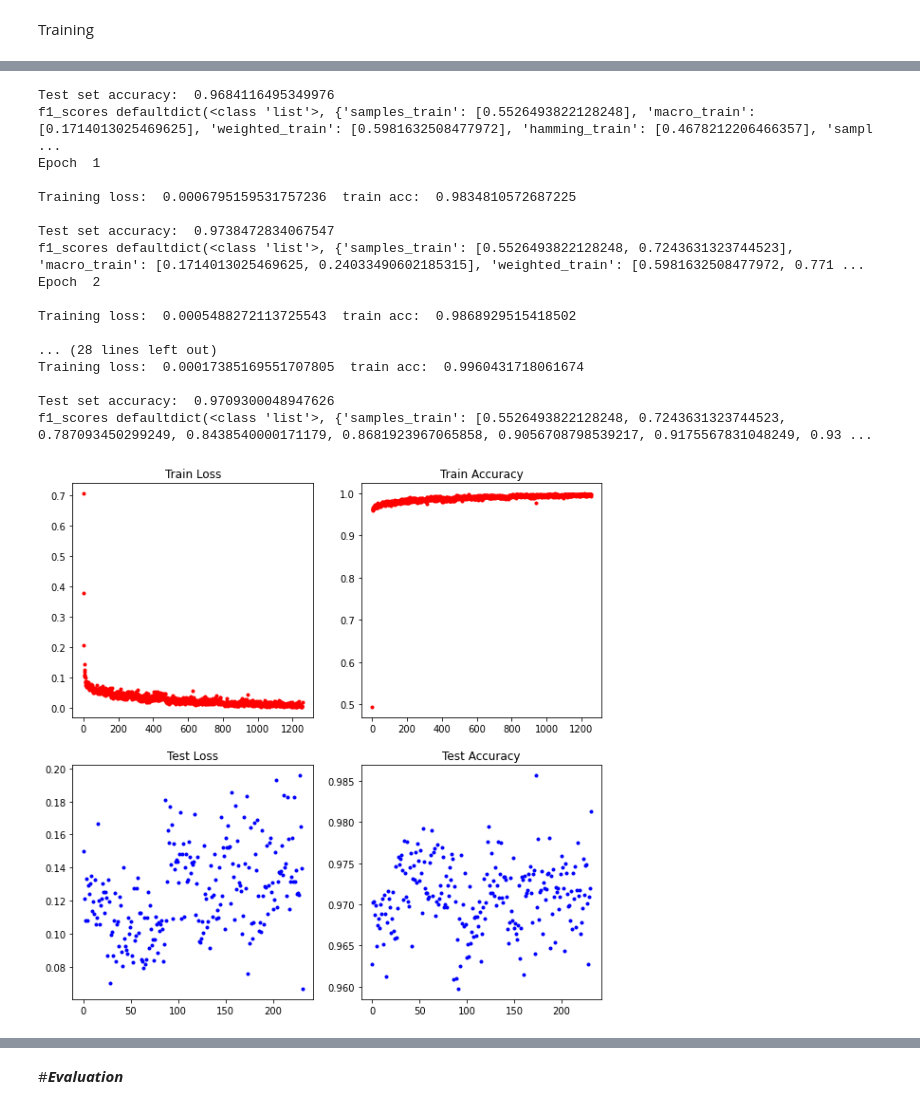
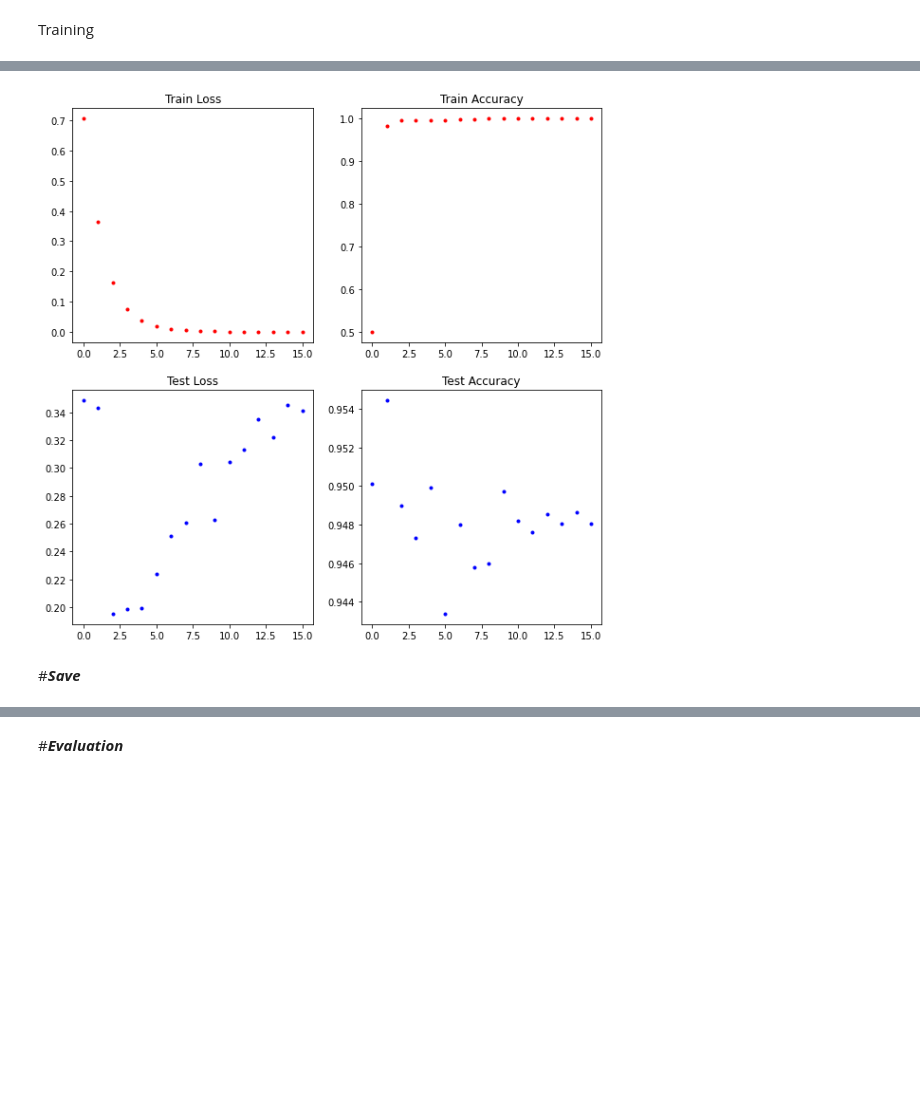
Before and after one commit to g185/AML, a Jupyter notebook: RecipeNet/AML_Project_Gabriele.ipynb, the cells around one changed output, grey strips where cells are left out. Saved outputs shown, nothing was run; the diff lists cells and outputs as text; code cells hidden in the pictures; blank space fills up the shorter version.

```diff
--- a/RecipeNet/AML_Project_Gabriele.ipynb
+++ b/RecipeNet/AML_Project_Gabriele.ipynb
@@ -138,7 +159,6 @@ mlb = MultiLabelBinarizer()
 df = pd.DataFrame(mlb.fit_transform(new_ingredients),columns=mlb.classes_)
 df["target"] = classes
 food_dict = df
-
 train_images = [params["images_dir"] + s + ".jpg" for s in train_images]
 all_img_df = pd.DataFrame({'path': train_images, 'class_id': train_labels})
 val_images = [params["images_dir"] + s + ".jpg" for s in val_images]
@@ -155,7 +175,7 @@ all_img_df['class_name'] = all_img_df['path'].map(lambda x: os.path.split(os.pat
 val_img_df['class_name'] = val_img_df['path'].map(lambda x: os.path.split(os.path.dirname(x))[-1])
 test_img_df['class_name'] = test_img_df['path'].map(lambda x: os.path.split(os.path.dirname(x))[-1])
 
-food_dict = food_dict.drop('', 1)
+#food_dict = food_dict.drop('', 1)
 # %% [markdown]
 Train Dataframe
 # %%
@@ -377,6 +312,0 @@ class ConvNet(nn.Module):
-# %%
-model = ConvNet()
-
-# Loss and optimizer
-criterion = nn.CrossEntropyLoss()
-optimizer = torch.optim.Adam(model.parameters())
@@ -445,10 +336,11 @@ def hamming_score(y_true, y_pred, normalize=True, sample_weight=None):
 Training Settings
 # %%
 if params["fast_training"] == True:
-    train_df = train_df[:10000]
-    val_df = val_df[:1800]
-    test_df = test_df[:4000]
+    train_df = train_df[:params["train_df_size"]]
+    val_df = val_df[:params["val_df_size"]]
+    test_df = test_df[:params["test_df_size"]]
 
+print(len(val_df))
 model = model.to(device)
 criterion = nn.BCEWithLogitsLoss()
 optimizer = torch.optim.Adam(model.parameters())
@@ -466,6 +360,7 @@ test_loader = torch.utils.data.DataLoader(test_dataset,shuffle=True, batch_size=
 # %% [markdown]
 Training
 # %%
+#Definisco i plots
 train_results = defaultdict(list)
 train_iter, test_iter, best_acc = 0,0,0
 fig, ((ax1, ax2), (ax3, ax4)) = plt.subplots(2, 2, figsize = (10, 10))
@@ -474,45 +369,76 @@ ax2.set_title('Train Accuracy')
 ax3.set_title('Test Loss')
 ax4.set_title('Test Accuracy')
 
+#dizionario f1 scores
 f1_scores = defaultdict(list)
+
 for i in trange(params["epochs"], desc='Epochs'):
     print("Epoch ",i)
     ## Train Phase
     #Model switches to train phase
     model.train()
 
+    #azzera ris
     all_outputs = []
     all_targets = []
+
     # Running through all mini batches in the dataset
     count, loss_val, correct, total = train_iter, 0, 0, 0
     for img_data, target in tqdm(train_loader, desc='Training'):
+
+        #load batch
         img_data, target = img_data.to(device), target.to(device)
 
-        output = model(img_data) #FWD prop
+        #FWD prop
+        output = model(img_data)
 
-        loss = criterion(output, target) #Cross entropy loss
+        #Cross entropy loss
+        loss = criterion(output, target)
+
+        #current loss
         c_loss = loss.data.item()
+
+        #plot current loss
         ax1.plot(count, c_loss, 'r.')
+
+        #accumulate loss for training phase
         loss_val += c_loss
 
         optimizer.zero_grad() #Zero out any cached gradients
         loss.backward() #Backward pass
         optimizer.step() #Update the weights
 
+        #number of outputs, batch * labels
         total_batch = (target.size(0) * target.size(1))
         total += total_batch
+
+        #output and targets
         output_data = torch.sigmoid(output)>=0.5
         target_data = (target==1.0)
+
+        #carica i risultati e i target
         for arr1,arr2 in zip(output_data, target_data):
             all_outputs.append(list(arr1.cpu().numpy()))
             all_targets.append(list(arr2.cpu().numpy()))
+
+        #accuracy
         c_acc = torch.sum((output_data == target_data.to(device)).to(torch.float)).item()
+
+        #plot accuracy
         ax2.plot(count, c_acc/total_batch, 'r.')
+
+        #accumula accuracy
         correct += c_acc
+
+        #accumula numero di steps per epoch
         count +=1
 
+    #prendi i risultati dell'ultimo training
     all_outputs = np.array(all_outputs)
     all_targets = np.array(all_targets)
+
+    #Training Metrics
+    #______________________________________________________________________________________________________
     f1score_samples = f1_score(y_true=all_targets, y_pred=all_outputs, average='samples')
     f1score_macro = f1_score(y_true=all_targets, y_pred=all_outputs, average='macro')
     f1score_weighted = f1_score(y_true=all_targets, y_pred=all_outputs, average='weighted')
@@ -524,7 +450,10 @@ for i in trange(params["epochs"], desc='Epochs'):
     f1_scores["macro_train"].append(f1score_macro)
     f1_scores["weighted_train"].append(f1score_weighted)
     f1_scores["hamming_train"].append(hamming)
-
+    #____________________________________________________________________________________________________________________
+    #Training loss val è loss per image,
+    #train_iter è count, numero di steps, images in training / batch size * epoch number
+    #train_acc over training
     train_loss_val, train_iter, train_acc = loss_val/len(train_loader.dataset), count, correct/float(total)
 
     print("Training loss: ", train_loss_val, " train acc: ",train_acc)
@@ -537,7 +466,7 @@ for i in trange(params["epochs"], desc='Epochs'):
     all_targets = []
     #Running through all mini batches in the dataset
     count, correct, total, lost_val = test_iter, 0, 0, 0
-    for img_data, target in tqdm(val_loader, desc='Testing'):
+    for img_data, target in tqdm(val_loader, desc='Validation'):
         img_data, target = img_data.to(device), target.to(device)
         output = model(img_data)
         loss = criterion(output, target) #Cross entropy loss
@@ -602,18 +549,3 @@ Training loss:  0.0011210064824670554  train acc:  0.9718220264317181
-Test set accuracy:  0.9684116495349976
-f1_scores defaultdict(<class 'list'>, {'samples_train': [0.5526493822128248], 'macro_train': [0.1714013025469625], 'weighted_train': [0.5981632508477972], 'hamming_train': [0.4678212206466357], 'sampl ...
-Epoch  1
-
-Training loss:  0.0006795159531757236  train acc:  0.9834810572687225
-
-Test set accuracy:  0.9738472834067547
-f1_scores defaultdict(<class 'list'>, {'samples_train': [0.5526493822128248, 0.7243631323744523], 'macro_train': [0.1714013025469625, 0.24033490602185315], 'weighted_train': [0.5981632508477972, 0.771 ...
-Epoch  2
-
-Training loss:  0.0005488272113725543  train acc:  0.9868929515418502
-
-... (28 lines left out)
-Training loss:  0.00017385169551707805  train acc:  0.9960431718061674
-
-Test set accuracy:  0.9709300048947626
-f1_scores defaultdict(<class 'list'>, {'samples_train': [0.5526493822128248, 0.7243631323744523, 0.787093450299249, 0.8438540000171179, 0.8681923967065858, 0.9056708798539217, 0.9175567831048249, 0.93 ...
-[figure, old version]
+[figure, new version]
+# %% [markdown]
+#***Save***
```
Also changed, not shown: parts of 23 cells of this notebook.
